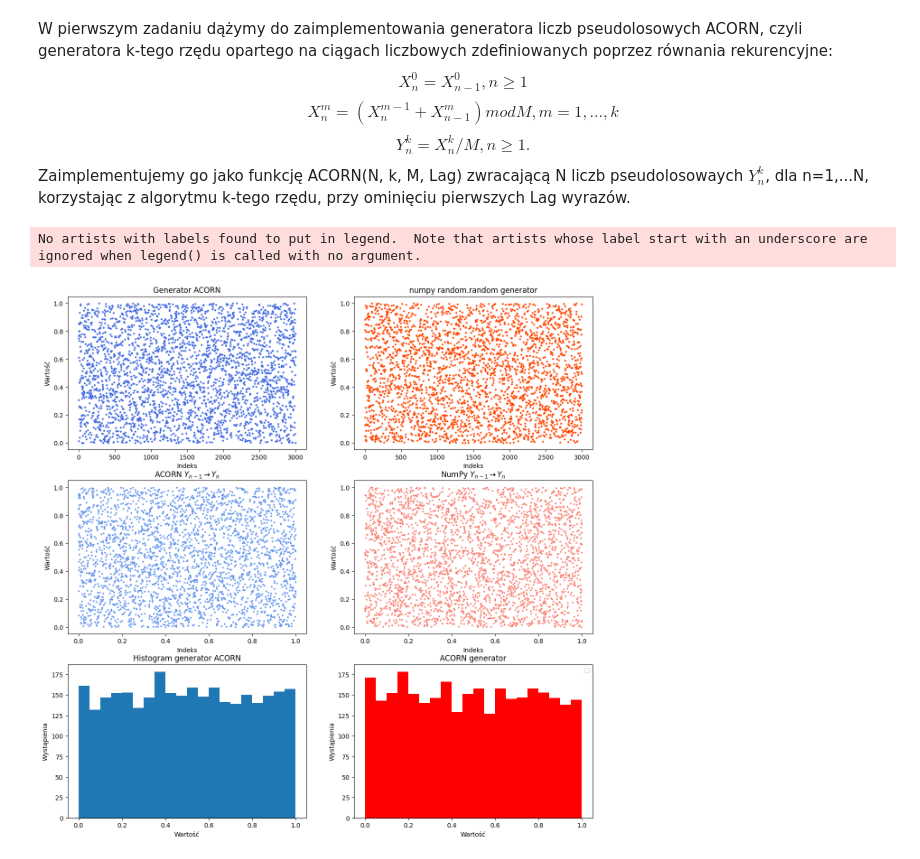
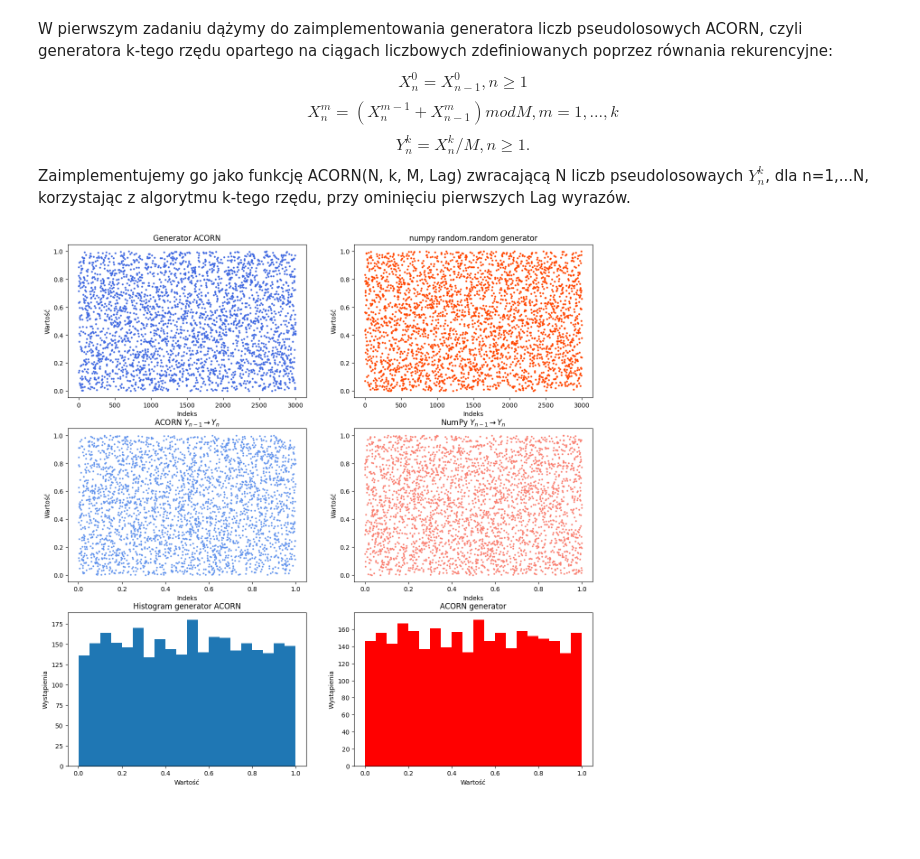
Before and after one commit to wust-research-group/raport-koncowy-wymiatacze, a Jupyter notebook: zadanie1.ipynb, the cells around one changed output. Saved outputs shown, nothing was run; the diff lists cells and outputs as text; code cells hidden in the pictures; blank space fills up the shorter version.

```diff
--- a/zadanie1.ipynb
+++ b/zadanie1.ipynb
@@ -20,7 +22,20 @@ M = 2**89 - 1
 k = 9
 Lag = 10**3
 N = 3000
-def ACORN(N, k, M, Lag):
+def ACORN(N: int, k : int, M: int, Lag: int) -> list[float]:
+    """
+    Funkcja zwraca N liczb pseudolosowych wygenerowanych metodą ACORN
+
+    Parametry:
+    N (int): liczba liczb pseudolosowych do zwrócenia
+    k (int): liczba "dodatnich wartości" rzędów (k=0 pominięte)
+    M (int): liczbak względem której działa cały algorytm
+    Lag (int): ominięte wyrazy z k-tego rzędu
+
+    Zwraca:
+    Yk (list): lista N liczb pseudolosowych generowana metodą ACORN
+
+    """
     lista = [np.zeros(N+Lag+1) for _ in range(k+1)]
     seed  = random.randint(1,M-1)
     for i in range(len(lista[0])):
@@ -39,7 +54,7 @@ def ACORN(N, k, M, Lag):
             pozycja = 1
     return Yk
 # %%
-# Tworzenie wykresów
+
 plt.figure(figsize=(15, 15))
 
 
@@ -55,34 +70,32 @@ plt.subplot(3, 2, 3)
 plt.scatter(Yk[:-1],Yk[1:],s=3,color="cornflowerblue")
 plt.title('ACORN $Y_{n-1} \\rightarrow Y_n$')
 plt.xlabel('Indeks')
 plt.ylabel('Wartość')
 
 plt.subplot(3, 2, 5)
 plt.hist(Yk,bins=20)
 plt.title('Histogram generator ACORN')
 plt.xlabel('Wartość')
 plt.ylabel('Wystąpienia')
 
 plt.subplot(3, 2, 2)
 plt.plot(Y_np,'o',markersize=2,color="orangered")
 plt.title('numpy random.random generator')
 plt.xlabel('Indeks')
 plt.ylabel('Wartość')
 
 plt.subplot(3, 2, 4)
 plt.scatter(Y_np[:-1],Y_np[1:],s=3,color="salmon")
 plt.title('NumPy $Y_{n-1} \\rightarrow Y_n$')
 plt.xlabel('Indeks')
 plt.ylabel('Wartość')
 
 plt.subplot(3, 2, 6)
 plt.hist(Y_np,bins=20,color="red")
 plt.title('ACORN generator')
 plt.xlabel('Wartość')
 plt.ylabel('Wystąpienia')
-plt.legend()
 plt.show()
 # %% [output]
-No artists with labels found to put in legend.  Note that artists whose label start with an underscore are ignored when legend() is called with no argument.
-[figure, old version]
+[figure, new version]
 # %%
```
Also changed, not shown: parts of 3 cells of this notebook, 2 other files.
